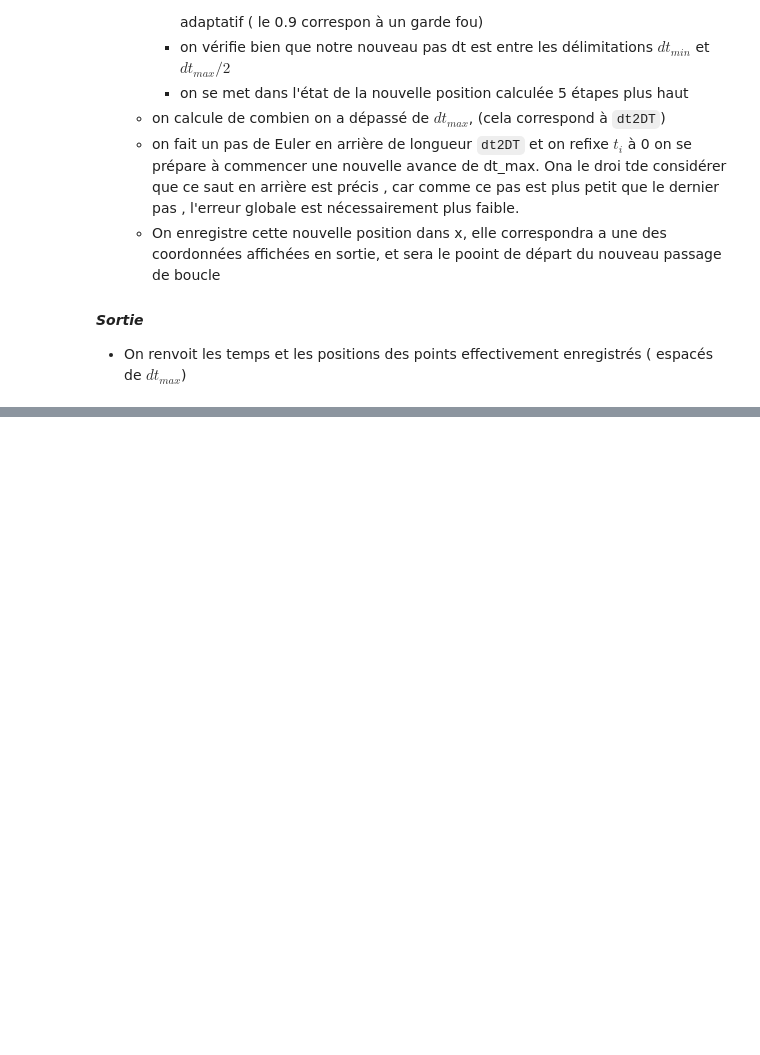
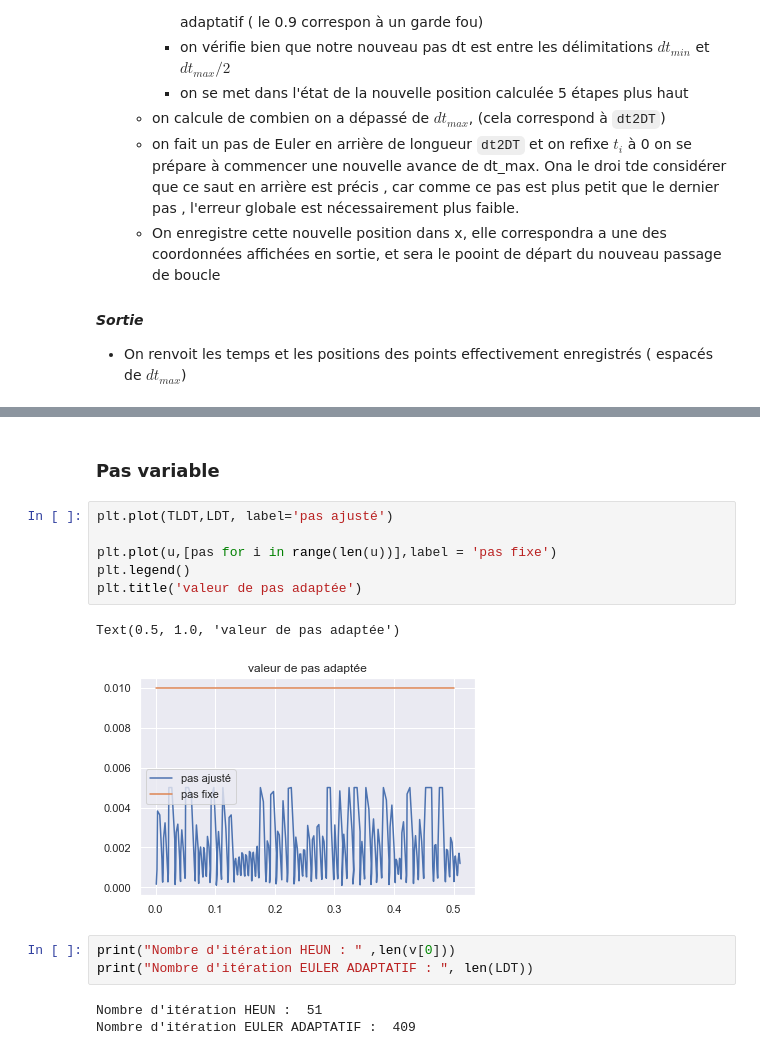
Before and after one commit to paplessix/ProjetMaths2, a Jupyter notebook: ProjMaths2.ipynb, the cells around one changed output, grey strips where cells are left out. Saved outputs shown, nothing was run; the diff lists cells and outputs as text; blank space fills up the shorter version.

```diff
--- a/ProjMaths2.ipynb
+++ b/ProjMaths2.ipynb
@@ -222,0 +231,17 @@ Sinon c'est top!
+# %% [markdown]
+### Pas variable
+# %%
+plt.plot(TLDT,LDT, label='pas ajusté')
+
+plt.plot(u,[pas for i in range(len(u))],label = 'pas fixe')
+plt.legend()
+plt.title('valeur de pas adaptée')
+# %% [output]
+Text(0.5, 1.0, 'valeur de pas adaptée')
+[figure, added]
+# %%
+print("Nombre d'itération HEUN : " ,len(v[0]))
+print("Nombre d'itération EULER ADAPTATIF : ", len(LDT))
+# %% [output]
+Nombre d'itération HEUN :  51
+Nombre d'itération EULER ADAPTATIF :  409
```
Also changed, not shown: parts of 16 cells of this notebook.
